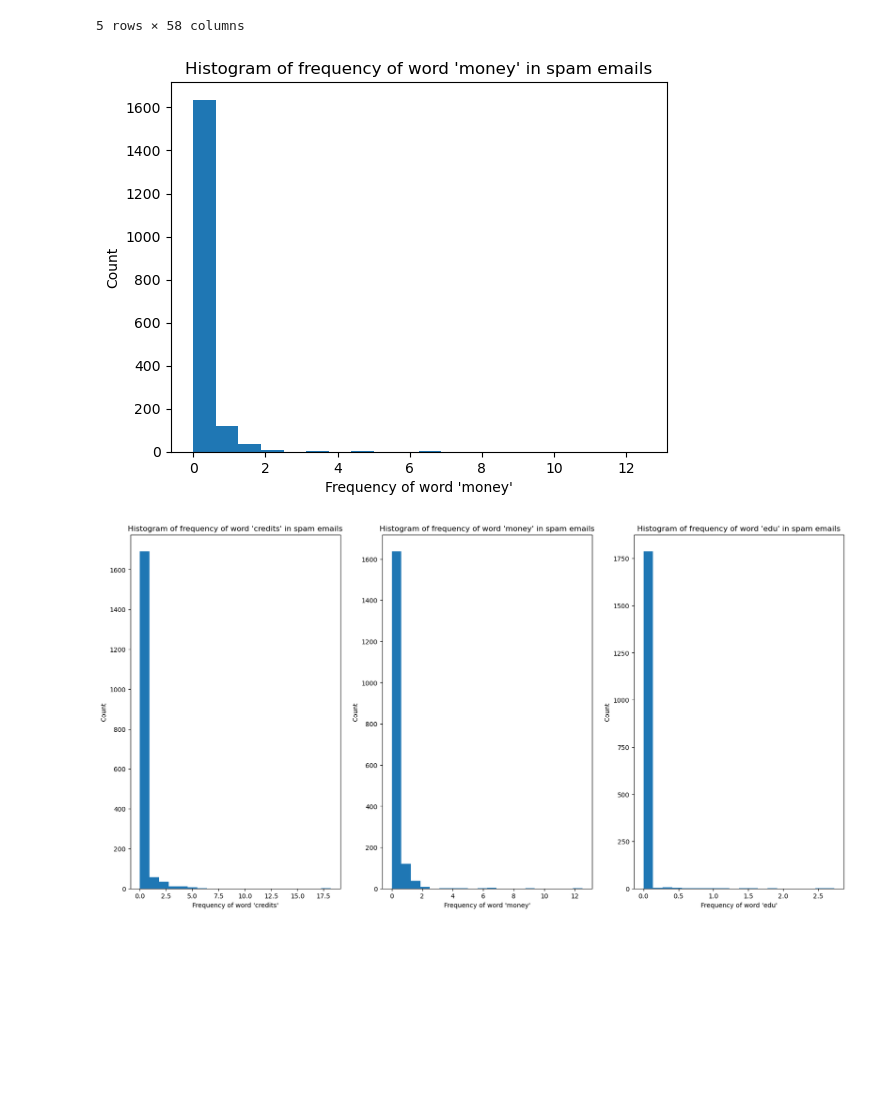
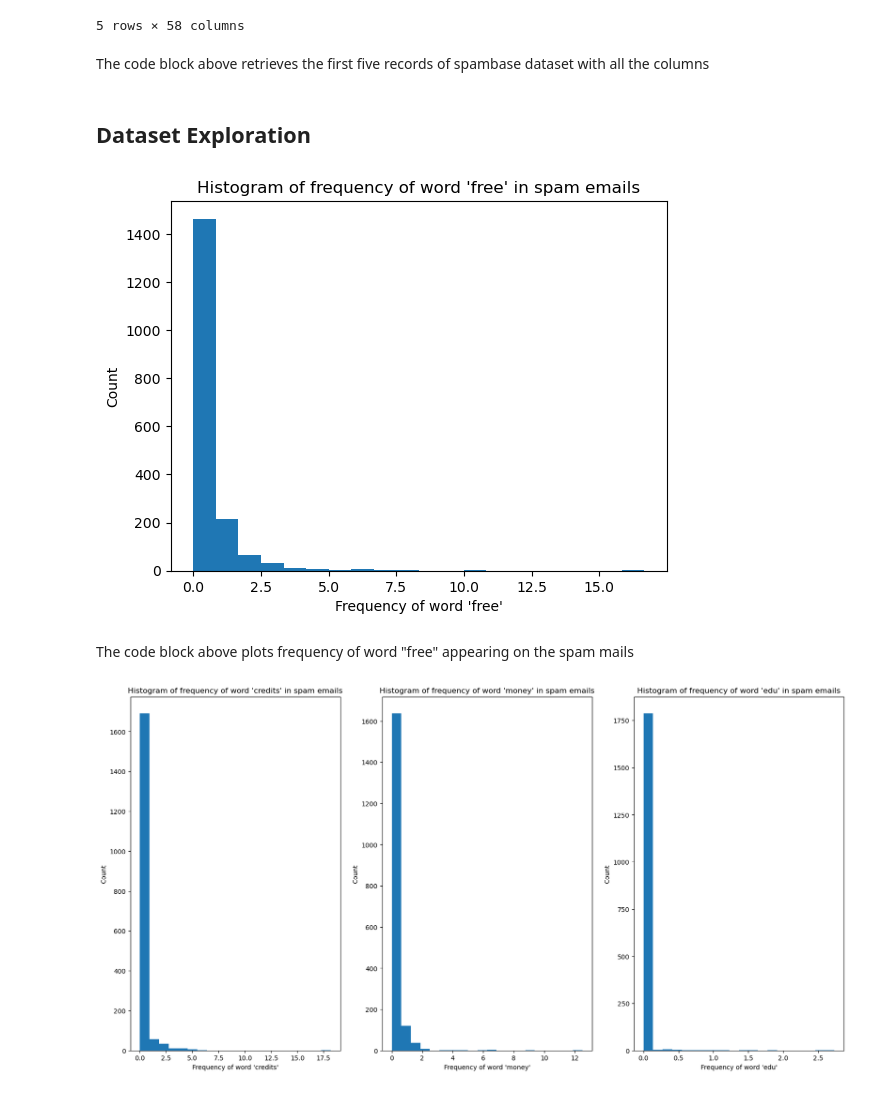
Before and after one commit to AromalShiney/FinalYearProject, a Jupyter notebook: Spambase_Prediction.ipynb, the cells around one changed output. Drawn from its saved outputs; the diff is of its cells as text; code cells hidden in the pictures; blank space fills up the shorter version.

```diff
--- a/Spambase_Prediction.ipynb
+++ b/Spambase_Prediction.ipynb
@@ -39,19 +45,24 @@ dataset.head()
 | 3 | 0.00 | 0.00 | 0.00 | 0.0 | 0.63 | 0.00 | ... |
 | 4 | 0.00 | 0.00 | 0.00 | 0.0 | 0.63 | 0.00 | ... |
 5 rows × 58 columns
+# %% [markdown]
+<p> The code block above retrieves the first five records of spambase dataset with all the columns </p>
+# %% [markdown]
+## Dataset Exploration
 # %%
-import pandas as pd
-import matplotlib.pyplot as plt
+
 spam_data = dataset[dataset['spam'] == 1]
-money_frequency = spam_data["word_freq_money"].tolist()
+free_frequency = spam_data["word_freq_free"].tolist()
 # Create a histogram of the frequency of the word "money" in the spam emails
-plt.hist(money_frequency, bins=20)
-plt.xlabel("Frequency of word 'money'")
+plt.hist(free_frequency, bins=20)
+plt.xlabel("Frequency of word 'free'")
 plt.ylabel("Count")
-plt.title("Histogram of frequency of word 'money' in spam emails")
+plt.title("Histogram of frequency of word 'free' in spam emails")
 plt.show()
 # %% [output]
-[figure, old version]
+[figure, new version]
+# %% [markdown]
+<p> The code block above plots frequency of word "free" appearing on the spam mails </p>
 # %%
 import pandas as pd
 import matplotlib.pyplot as plt
```
Also changed, not shown: parts of 87 cells of this notebook, 2 other files.
